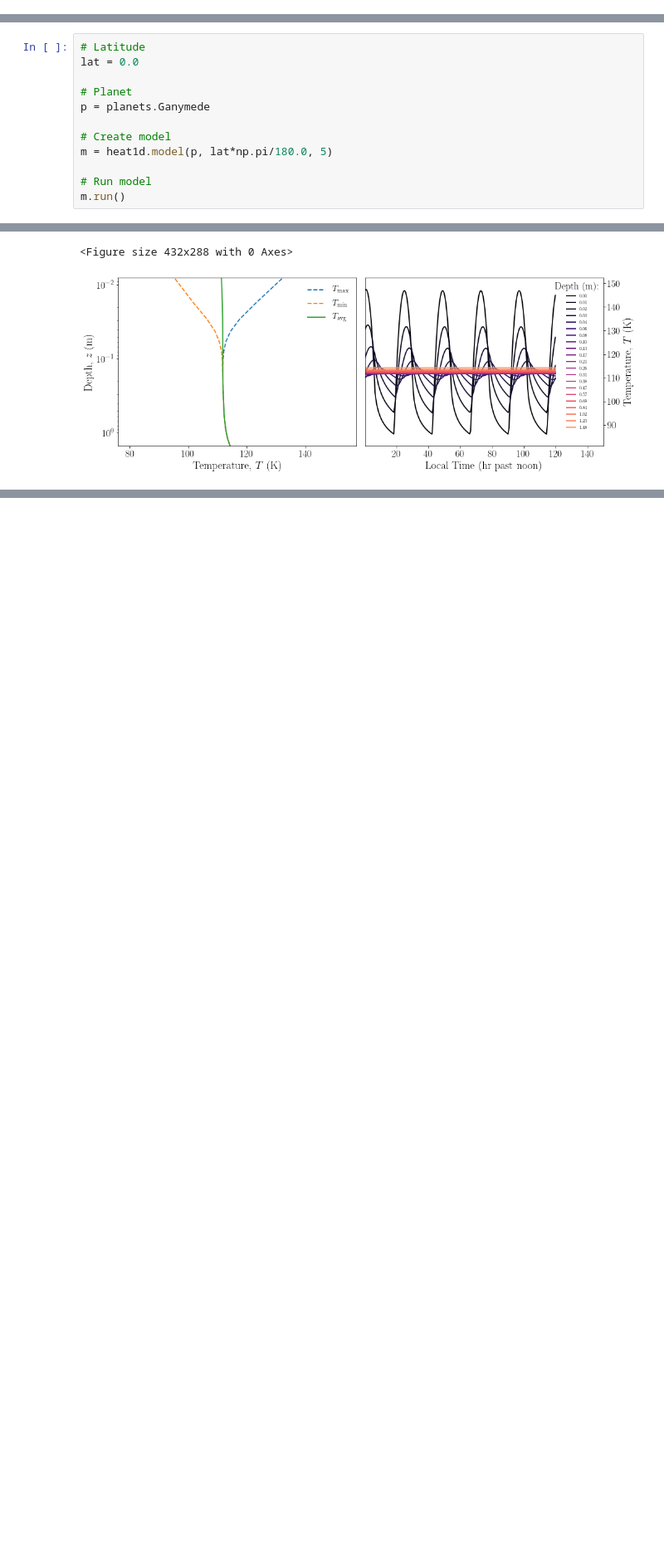
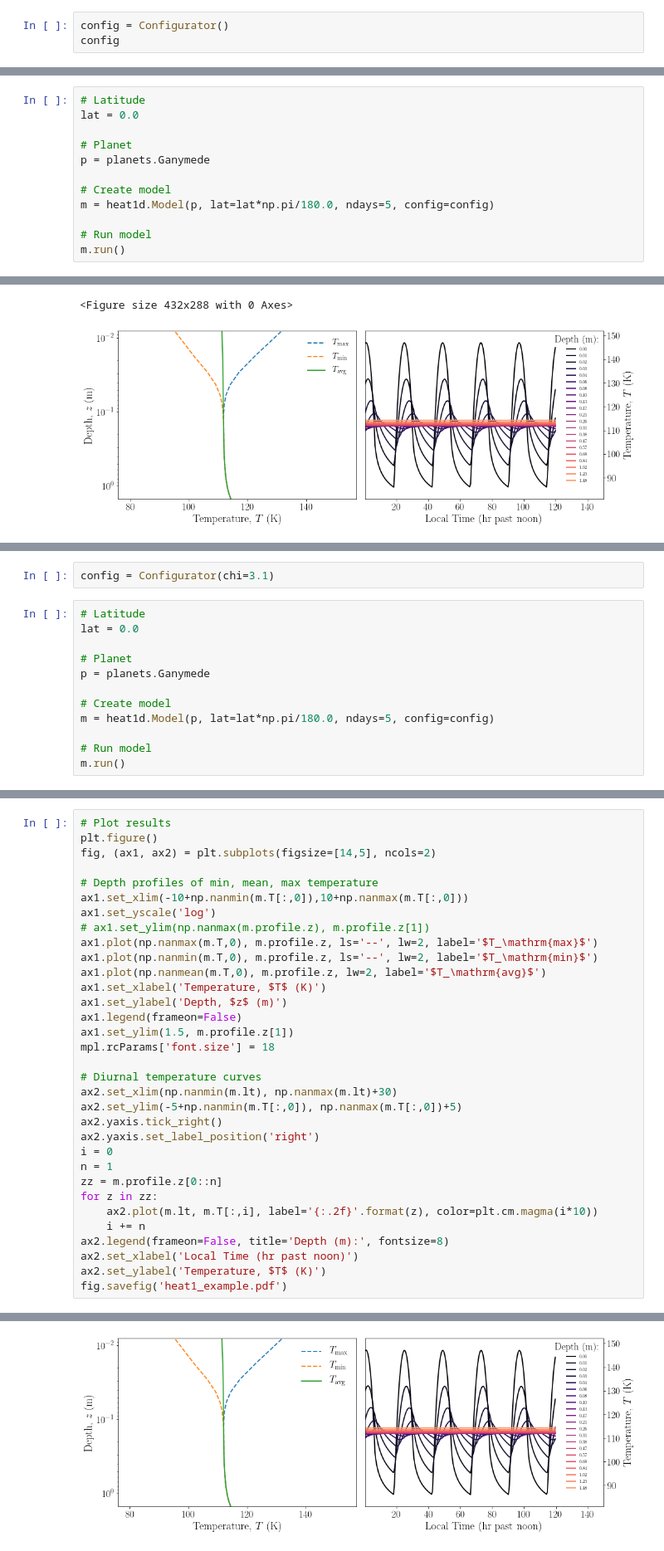
Before and after one commit to phayne/heat1d, a Jupyter notebook: python/notebooks/heat1d_example.ipynb, the cells around one changed output, grey strips where cells are left out. Shown: that part at 83% size. Saved outputs shown, nothing was run; the diff lists cells and outputs as text; blank space fills up the shorter version.

Commit message:
Implement Configurator based running
Example notebook provides same result, see there for how to use.

```diff
--- a/python/notebooks/heat1d_example.ipynb
+++ b/python/notebooks/heat1d_example.ipynb
@@ -12,0 +15,3 @@ prettyPlots.setStyle()
+# %%
+config = Configurator()
+config
@@ -18,7 +25,7 @@ lat = 0.0
 p = planets.Ganymede
 
 # Create model
-m = heat1d.model(p, lat*np.pi/180.0, 5)
+m = heat1d.Model(p, lat=lat*np.pi/180.0, ndays=5, config=config)
 
 # Run model
 m.run()
@@ -68,0 +82,14 @@ fig.savefig('heat1_example.pdf')
+# %%
+config = Configurator(chi=3.1)
+# %%
+# Latitude
+lat = 0.0
+
+# Planet
+p = planets.Ganymede
+
+# Create model
+m = heat1d.Model(p, lat=lat*np.pi/180.0, ndays=5, config=config)
+
+# Run model
+m.run()
@@ -68,0 +104,34 @@ fig.savefig('heat1_example.pdf')
+# %%
+# Plot results
+plt.figure()
+fig, (ax1, ax2) = plt.subplots(figsize=[14,5], ncols=2)
+
+# Depth profiles of min, mean, max temperature
+ax1.set_xlim(-10+np.nanmin(m.T[:,0]),10+np.nanmax(m.T[:,0]))
+ax1.set_yscale('log')
+# ax1.set_ylim(np.nanmax(m.profile.z), m.profile.z[1])
+ax1.plot(np.nanmax(m.T,0), m.profile.z, ls='--', lw=2, label='$T_\mathrm{max}$')
+ax1.plot(np.nanmin(m.T,0), m.profile.z, ls='--', lw=2, label='$T_\mathrm{min}$')
+ax1.plot(np.nanmean(m.T,0), m.profile.z, lw=2, label='$T_\mathrm{avg}$')
+ax1.set_xlabel('Temperature, $T$ (K)')
+ax1.set_ylabel('Depth, $z$ (m)')
+ax1.legend(frameon=False)
+ax1.set_ylim(1.5, m.profile.z[1])
+mpl.rcParams['font.size'] = 18
+
+# Diurnal temperature curves
+ax2.set_xlim(np.nanmin(m.lt), np.nanmax(m.lt)+30)
+ax2.set_ylim(-5+np.nanmin(m.T[:,0]), np.nanmax(m.T[:,0])+5)
+ax2.yaxis.tick_right()
+ax2.yaxis.set_label_position('right')
+i = 0
+n = 1
+zz = m.profile.z[0::n]
+for z in zz:
+    ax2.plot(m.lt, m.T[:,i], label='{:.2f}'.format(z), color=plt.cm.magma(i*10))
+    i += n
+ax2.legend(frameon=False, title='Depth (m):', fontsize=8)
+ax2.set_xlabel('Local Time (hr past noon)')
+ax2.set_ylabel('Temperature, $T$ (K)')
+fig.savefig('heat1_example.pdf')
+# %% [output]
@@ -68,0 +139 @@ fig.savefig('heat1_example.pdf')
+[figure, added]
```
Also changed, not shown: parts of 7 cells of this notebook, 2 other files.
